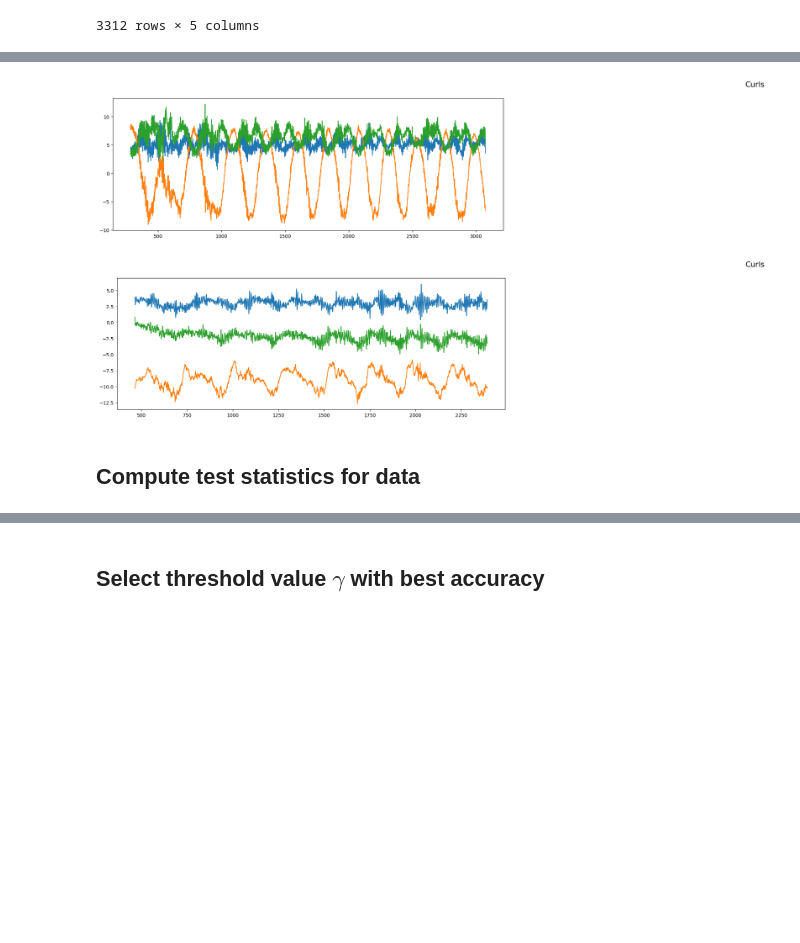
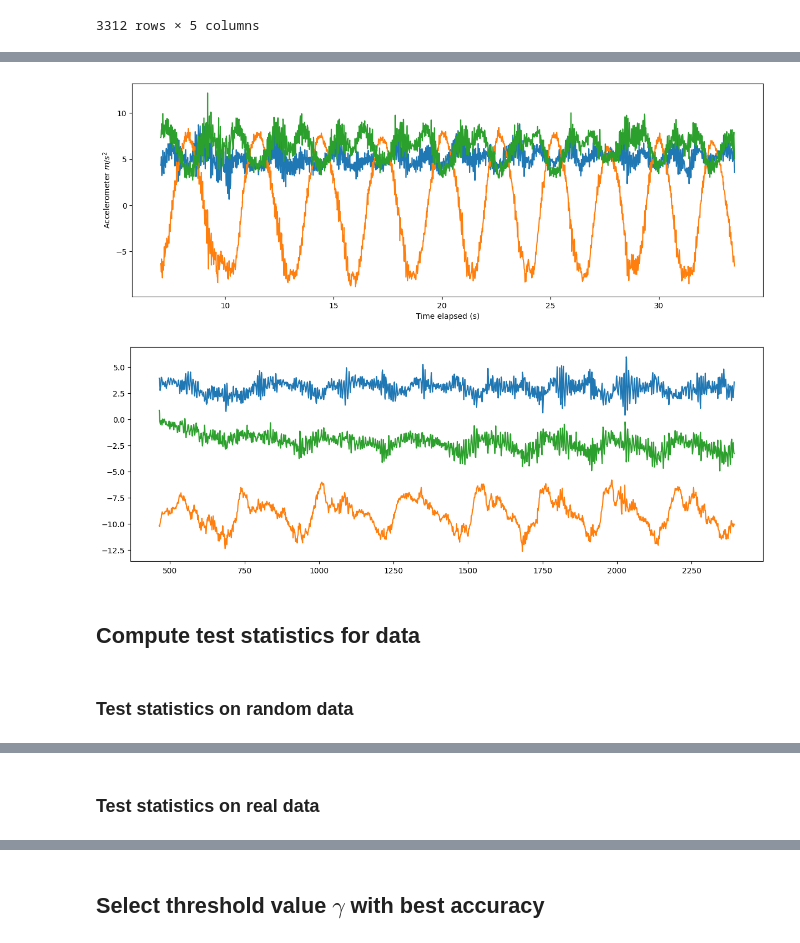
Before and after one commit to sjb296/linear-motion-detection, a Jupyter notebook: main.ipynb, the cells around one changed output, grey strips where cells are left out. Drawn from its saved outputs; the diff is of its cells as text; code cells hidden in the pictures; blank space fills up the shorter version.

Commit message:
refined data trimming

```diff
--- a/main.ipynb
+++ b/main.ipynb
@@ -161,11 +168,12 @@ curls_df
 # Plot x, y and z values on a line for curl_df
 def plot_accelerometer(df):
     fig = plt.figure(figsize=(50, 5))
-    fig.suptitle("Curls", fontsize=16)
     plt.subplot(1, 3, 1)
-    plt.plot(df["x"], label="x")
-    plt.plot(df["y"], label="y")
-    ax = plt.plot(df["z"], label="z")
+    plt.ylabel("Accelerometer $m/s^2$")
+    plt.xlabel("Time elapsed (s)")
+    plt.plot(df["seconds_elapsed"], df["x"], label="x")
+    plt.plot(df["seconds_elapsed"], df["y"], label="y")
+    ax = plt.plot(df["seconds_elapsed"], df["z"], label="z")
 # %%
 plot_accelerometer(curls_df)
 plot_accelerometer(squat_df)
@@ -175,12 +183,12 @@ plot_accelerometer(squat_df)
 # %%
 # Trim curls to remove the picking up of weights at the beginning of
 # the set and the putting down at the end of the set
-curls_df_start = curls_df[curls_df["seconds_elapsed"] == 3.1466025390625].index[0]
+curls_df_start = curls_df[curls_df["seconds_elapsed"] == 7.0367890625].index[0]
 curls_df_end = curls_df[curls_df["seconds_elapsed"] == 33.48751904296875].index[0]
 curls_df_trim = curls_df.iloc[curls_df_start:curls_df_end, :]
 plot_accelerometer(curls_df_trim)
 # %% [output]
-[figure, old version]
+[figure, new version]
 # %%
 # Trim squats to remove the picking up of weights at the beginning of
 # the set and the putting down at the end of the set
@@ -189,7 +197,7 @@ squat_df_end = squat_df[squat_df["seconds_elapsed"] == 26.19851220703125].index[
 squat_df_trim = squat_df.iloc[squat_df_start:squat_df_end, :]
 plot_accelerometer(squat_df_trim)
 # %% [output]
-[figure, old version]
+[figure, new version]
 # %% [markdown]
 ## Compute test statistics for data
 # %%
@@ -214,6 +222,8 @@ def compute_test_statistics(measurements):
         Ts.append(min_eig)
 
     return np.array(Ts)
+# %% [markdown]
+### Test statistics on random data
 # %%
 # Compute test statistics for randomly generated values
 measurements = np.random.rand(1000, 3)
@@ -238,3 +248,5 @@ array([-0.42142202, -0.52875818, -0.71551921, -0.24493019, -0.62206552,
        -0.89527912, -0.53767539, -0.73210202, -0.0471953 , -0.40509302,
        -0.47668035, -0.08688386, -0.48016099, -1.23886824, -0.84910417,
        -0.31850219, -0.15957382, -0.61593135, -0.75113919, -0.72104533])
+# %% [markdown]
+### Test statistics on real data
```
Also changed, not shown: parts of 5 cells of this notebook.
